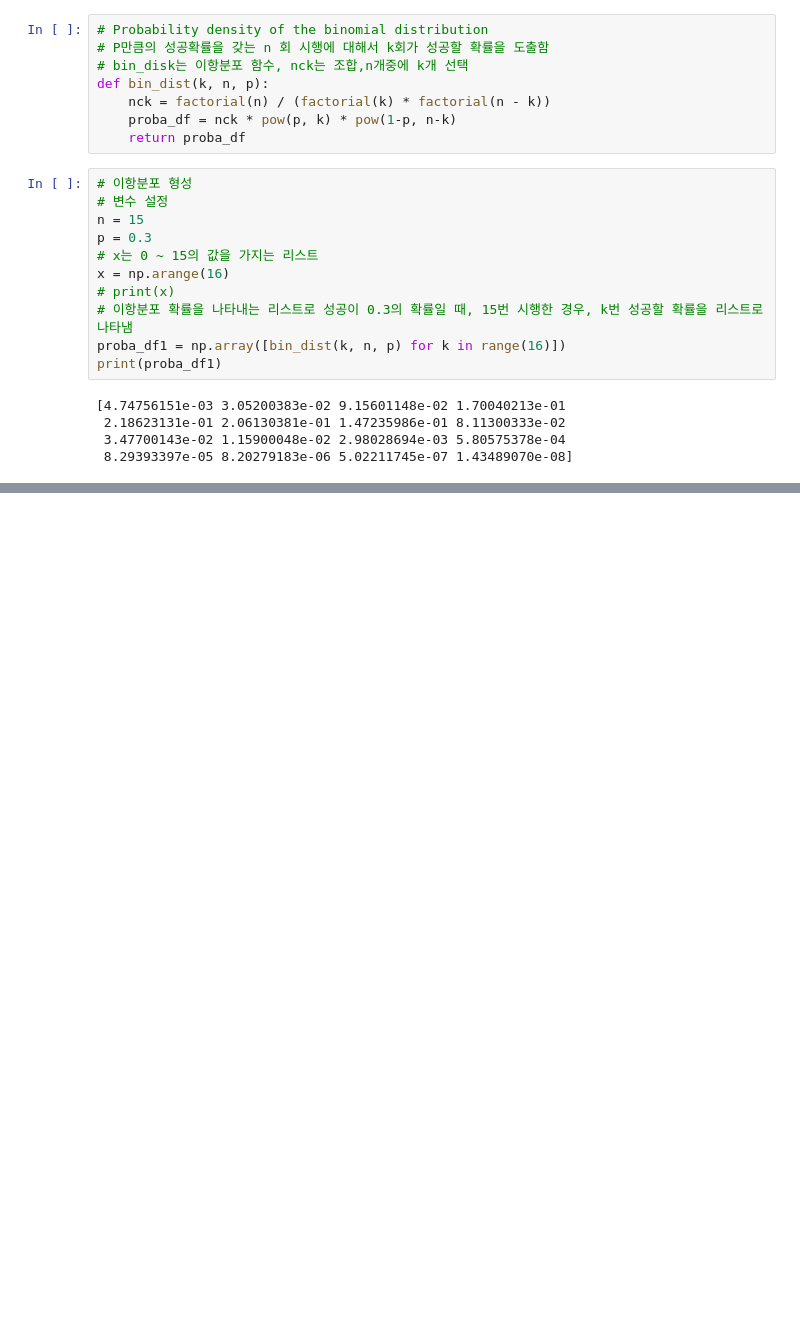
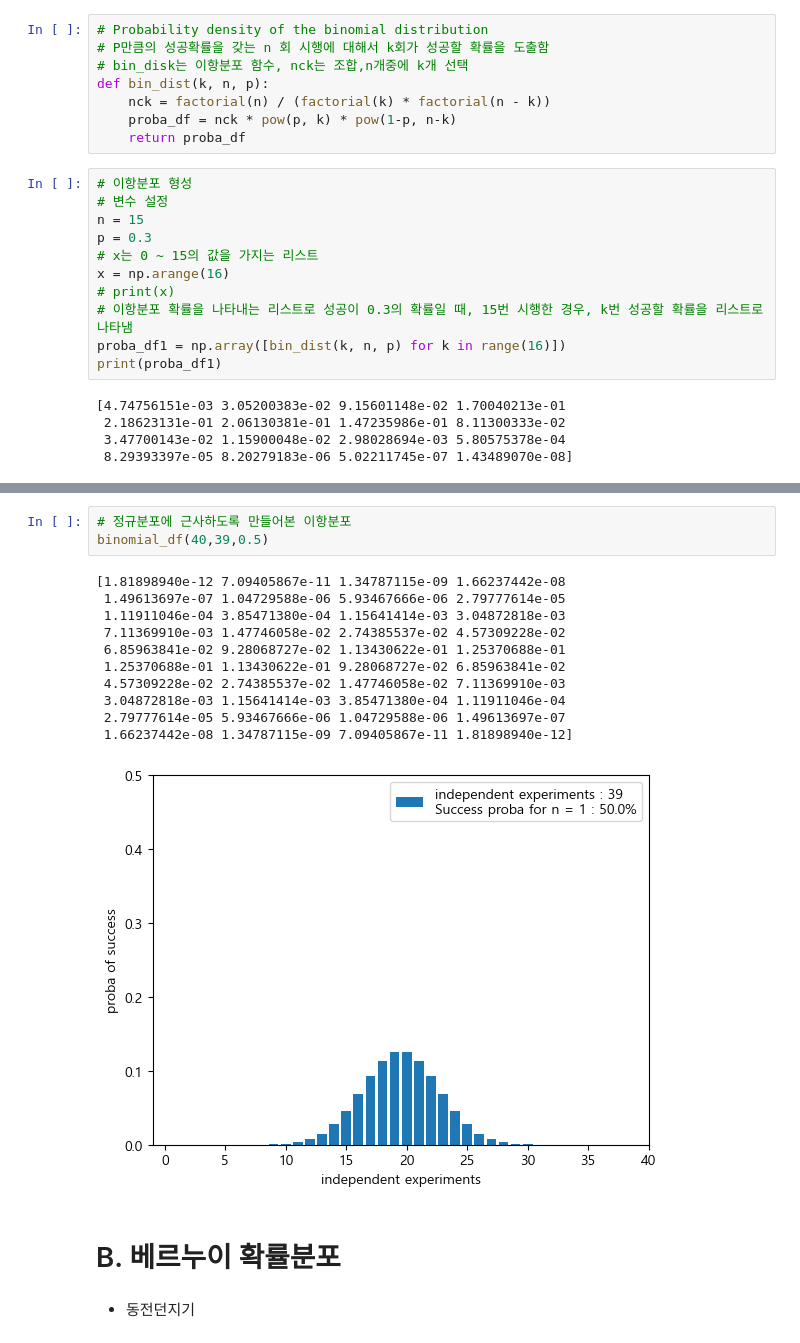
Before and after one commit to youngsang114/python-work, a Jupyter notebook: 공부공부/0416.ipynb, the cells around one changed output, grey strips where cells are left out. Saved outputs shown, nothing was run; the diff lists cells and outputs as text; blank space fills up the shorter version.

```diff
--- a/공부공부/0416.ipynb
+++ b/공부공부/0416.ipynb
@@ -42,0 +90,19 @@ plt.show()
+# %%
+# 정규분포에 근사하도록 만들어본 이항분포
+binomial_df(40,39,0.5)
+# %% [output]
+[1.81898940e-12 7.09405867e-11 1.34787115e-09 1.66237442e-08
+ 1.49613697e-07 1.04729588e-06 5.93467666e-06 2.79777614e-05
+ 1.11911046e-04 3.85471380e-04 1.15641414e-03 3.04872818e-03
+ 7.11369910e-03 1.47746058e-02 2.74385537e-02 4.57309228e-02
+ 6.85963841e-02 9.28068727e-02 1.13430622e-01 1.25370688e-01
+ 1.25370688e-01 1.13430622e-01 9.28068727e-02 6.85963841e-02
+ 4.57309228e-02 2.74385537e-02 1.47746058e-02 7.11369910e-03
+ 3.04872818e-03 1.15641414e-03 3.85471380e-04 1.11911046e-04
+ 2.79777614e-05 5.93467666e-06 1.04729588e-06 1.49613697e-07
+ 1.66237442e-08 1.34787115e-09 7.09405867e-11 1.81898940e-12]
+[figure, added]
+# %% [markdown]
+# B. 베르누이 확률분포
+# %% [markdown]
+- 동전던지기
```
Also changed, not shown: parts of 6 cells of this notebook, 5 other files.
